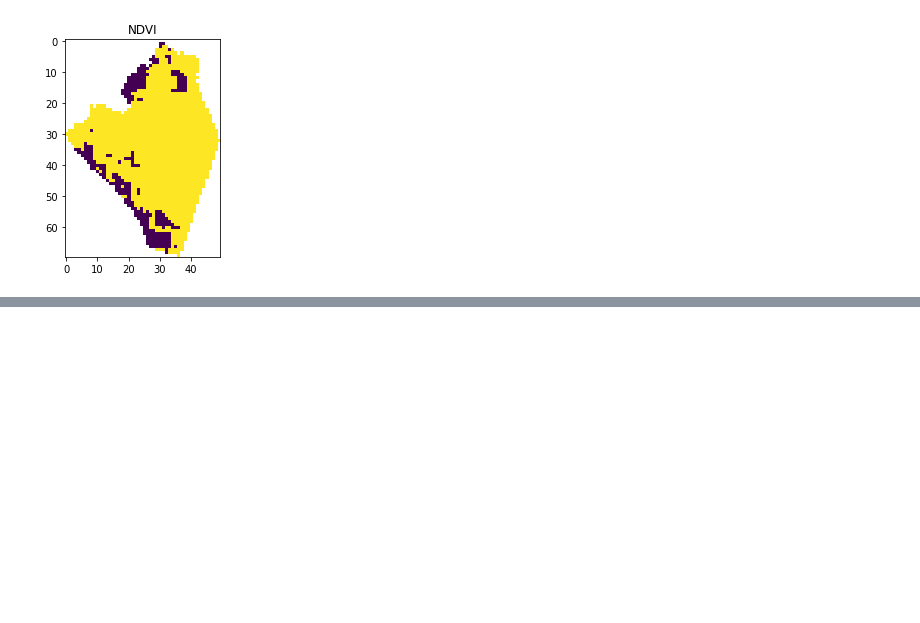
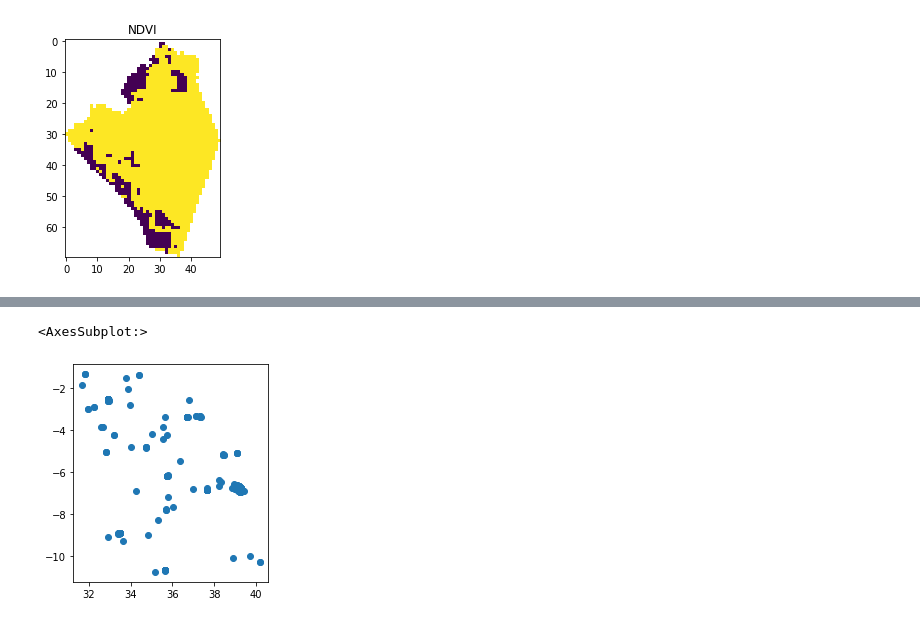
Before and after one commit to MARS-Group-HAW/esida-db, a Jupyter notebook: notebooks/Untitled.ipynb, the cells around one changed output, grey strips where cells are left out. Drawn from its saved outputs; the diff is of its cells as text; code cells hidden in the pictures; blank space fills up the shorter version.

```diff
--- a/notebooks/Untitled.ipynb
+++ b/notebooks/Untitled.ipynb
@@ -363,0 +395,7 @@ plt.show()
+# %%
+df = df[df['Facility Type'].isin(facility_types)]
+# %%
+df.plot()
+# %% [output]
+<AxesSubplot:>
+[figure, added]
```
Also changed, not shown: parts of 5 cells of this notebook.
